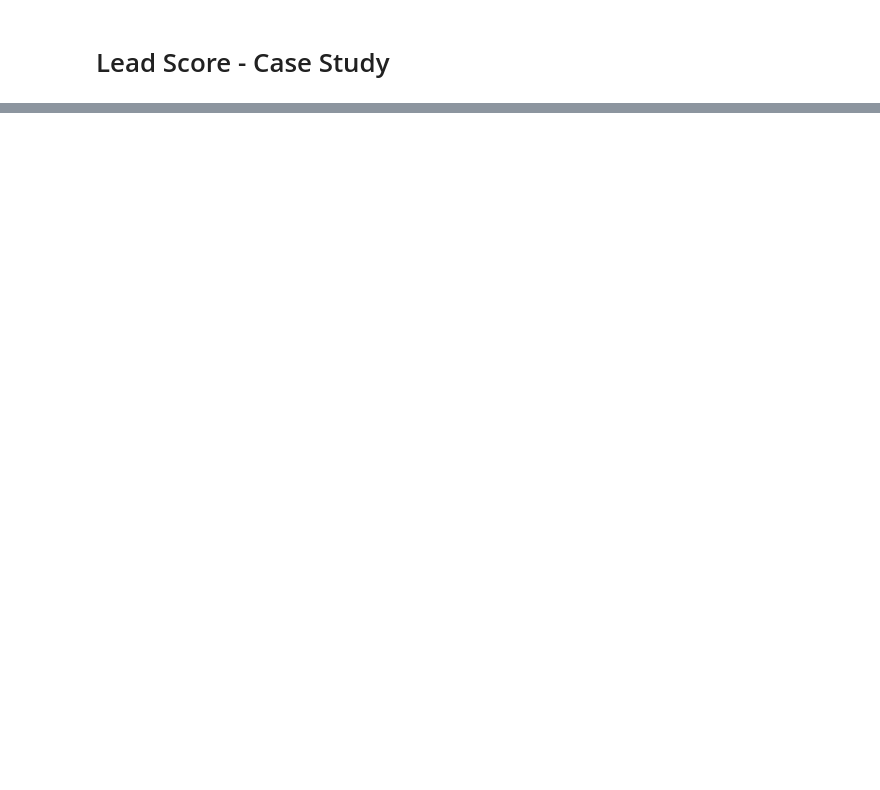
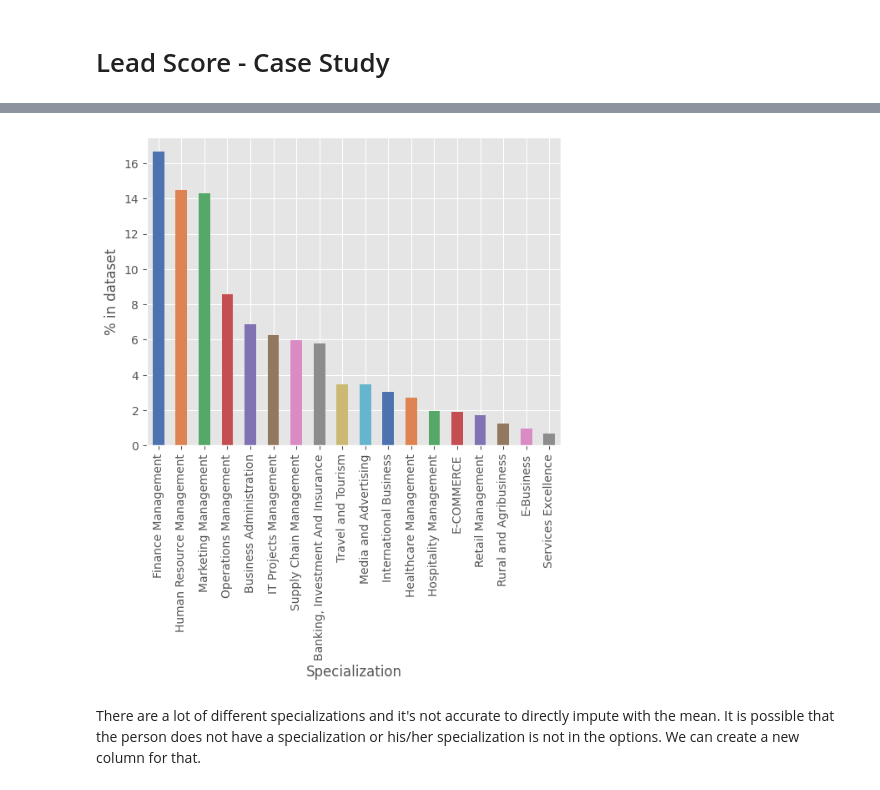
Before and after one commit to shinde-chandrakant/Lead-Scoring-Case-Study, a Jupyter notebook: LeadScoring.ipynb, the cells around one changed output, grey strips where cells are left out. Cells and saved outputs as stored; diff of their text form; code cells hidden in the pictures; blank space fills up the shorter version.

```diff
--- a/LeadScoring.ipynb
+++ b/LeadScoring.ipynb
@@ -27,0 +238,7 @@
+# %%
+# For 'Specialization'
+percent_plot('Specialization')
+# %% [output]
+[figure, added]
+# %% [markdown]
+There are a lot of different specializations and it's not accurate to directly impute with the mean. It is possible that the person does not have a specialization or his/her specialization is not in the options. We can create a new column for that.
```
Also changed, not shown: parts of 45 cells of this notebook.
